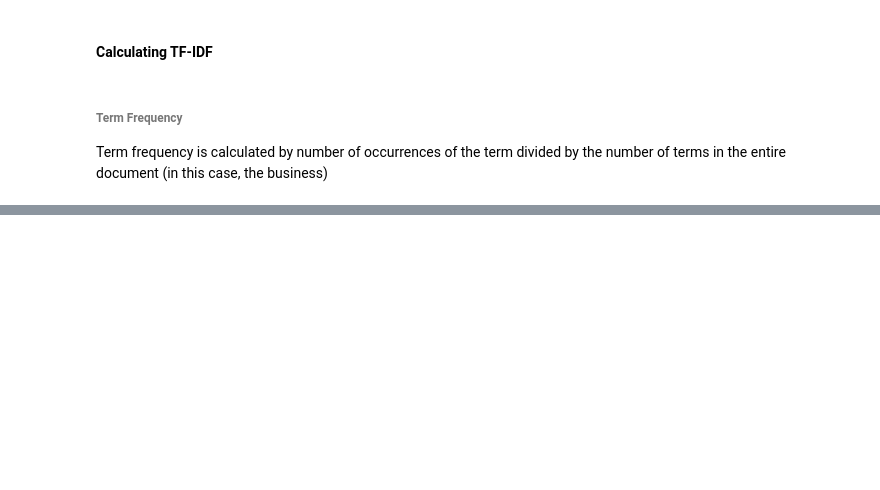
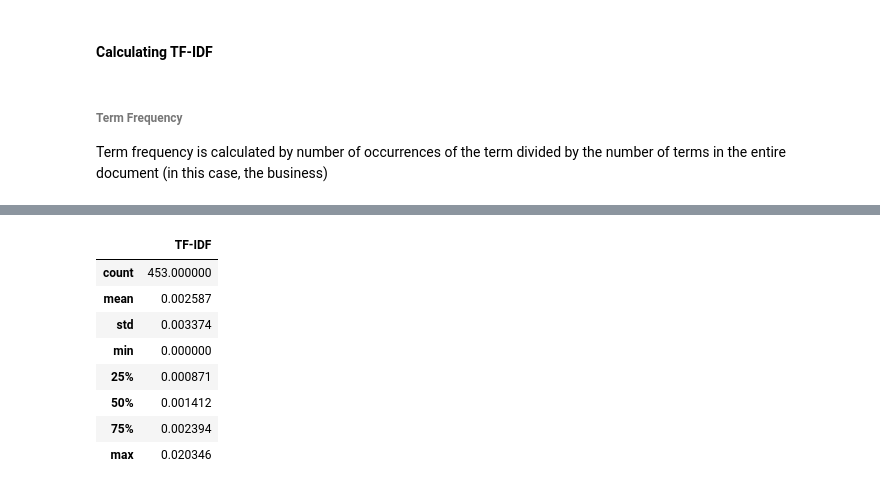
Before and after one commit to quacklinhui/CZ4045-NLP, a Jupyter notebook: NLP - Indicative Adjective Phrases - ama.ipynb, the cells around one changed output, grey strips where cells are left out. Saved outputs shown, nothing was run; the diff lists cells and outputs as text; code cells hidden in the pictures; blank space fills up the shorter version.

```diff
--- a/NLP - Indicative Adjective Phrases - ama.ipynb
+++ b/NLP - Indicative Adjective Phrases - ama.ipynb
@@ -379,0 +417,12 @@ array([[0.413592  , 0.26399042, 0.32608068, 0.21582946, 0.413592  ,
+# %%
+adjp_tfidf_df.describe()
+# %% [output]
+|  | TF-IDF |
+| count | 453.000000 |
+| mean | 0.002587 |
+| std | 0.003374 |
+| min | 0.000000 |
+| 25% | 0.000871 |
+| 50% | 0.001412 |
+| 75% | 0.002394 |
+| max | 0.020346 |
```
Also changed, not shown: parts of 55 cells of this notebook.
